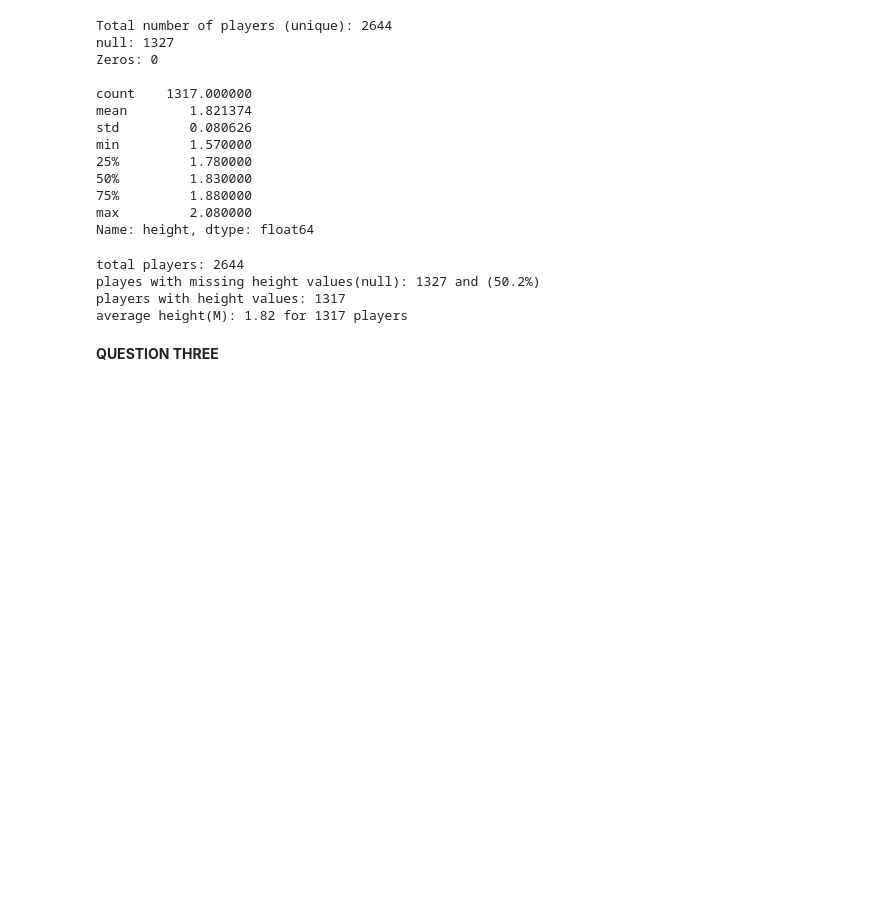
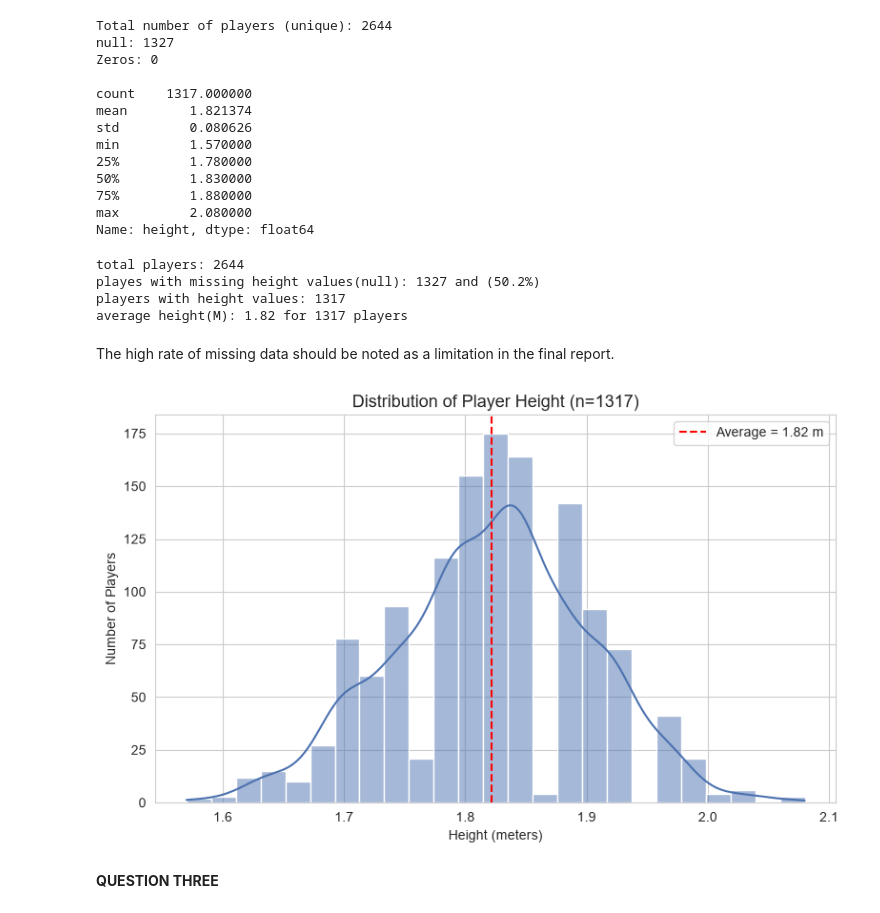
Before and after one commit to tarannommoghimi/Tennis-project, a Jupyter notebook: TennisDataProject.ipynb, the cells around one changed output. Cells and saved outputs as stored; diff of their text form; code cells hidden in the pictures; blank space fills up the shorter version.

```diff
--- a/TennisDataProject.ipynb
+++ b/TennisDataProject.ipynb
@@ -236,6 +236,27 @@ total players: 2644
 playes with missing height values(null): 1327 and (50.2%)
 players with height values: 1317
 average height(M): 1.82 for 1317 players
+# %% [markdown]
+ The high rate of missing data should be noted as a limitation in the final report.
+# %%
+import matplotlib.pyplot as plt
+import seaborn as sns
+
+sns.set_style("whitegrid")
+plt.figure(figsize=(8, 5))
+
+sns.histplot(unique_players['height'].dropna(), bins=25, color='#4C72B0', kde=True)
+
+plt.axvline(avg_height, color='red', linestyle='--', linewidth=1.5, label=f'Average = {avg_height:.2f} m')
+
+plt.title(f"Distribution of Player Height (n={valid_height_count})", fontsize=13)
+plt.xlabel("Height (meters)")
+plt.ylabel("Number of Players")
+plt.legend()
+plt.tight_layout()
+plt.show()
+# %% [output]
+[figure, added]
 # %% [markdown]
 **QUESTION THREE**
 # %% [markdown]
```
Also changed, not shown: parts of 7 cells of this notebook.
